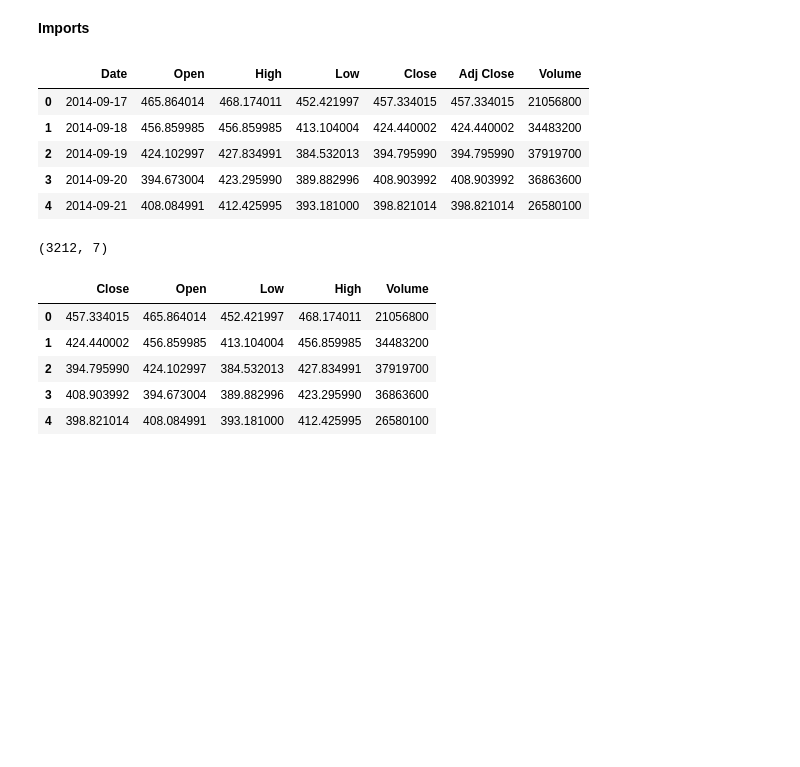
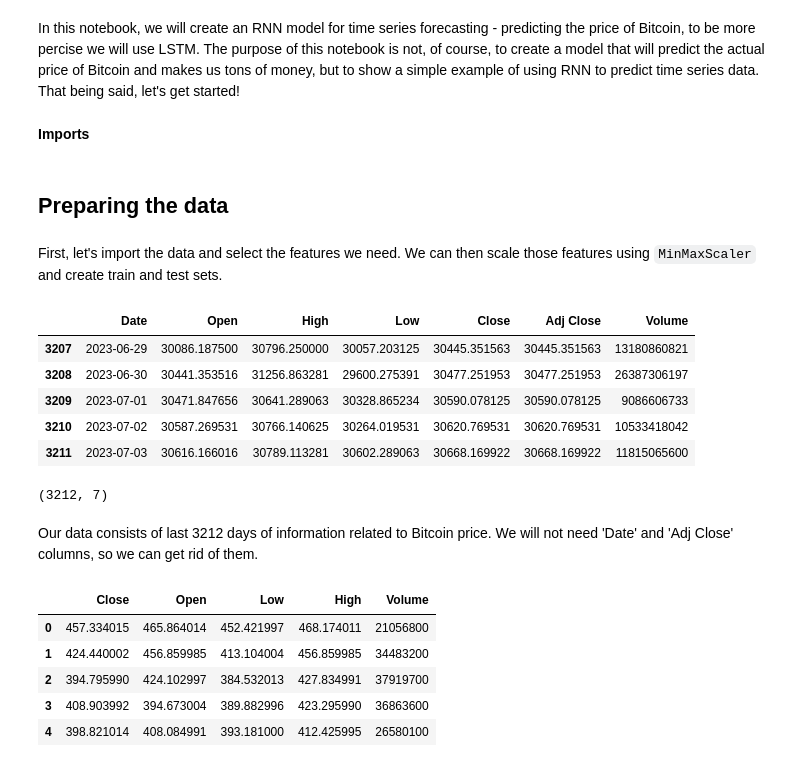
Before and after one commit to ivang5/RNN-Crypto-Price-Prediction, a Jupyter notebook: BTC_price_prediction.ipynb, the cells around one changed output. Drawn from its saved outputs; the diff is of its cells as text; code cells hidden in the pictures; blank space fills up the shorter version.

```diff
--- a/BTC_price_prediction.ipynb
+++ b/BTC_price_prediction.ipynb
@@ -1,3 +3,5 @@
+# %% [markdown]
+In this notebook, we will create an RNN model for time series forecasting - predicting the price of Bitcoin, to be more percise we will use LSTM. The purpose of this notebook is not, of course, to create a model that will predict the actual price of Bitcoin and makes us tons of money, but to show a simple example of using RNN to predict time series data. That being said, let's get started!
 # %% [markdown]
 **Imports**
 # %%
@@ -9,20 +13,26 @@ import pandas as pd
 import matplotlib.pyplot as plt
 from torch.utils.data import Dataset, DataLoader
 from sklearn.preprocessing import MinMaxScaler
+# %% [markdown]
+## Preparing the data
+# %% [markdown]
+First, let's import the data and select the features we need. We can then scale those features using `MinMaxScaler` and create train and test sets.
 # %%
 df = pd.read_csv('./data/BTC-USD.csv')
-df.head()
+df.tail()
 # %% [output]
 |  | Date | Open | High | Low | Close | Adj Close | Volume |
-| 0 | 2014-09-17 | 465.864014 | 468.174011 | 452.421997 | 457.334015 | 457.334015 | 21056800 |
-| 1 | 2014-09-18 | 456.859985 | 456.859985 | 413.104004 | 424.440002 | 424.440002 | 34483200 |
-| 2 | 2014-09-19 | 424.102997 | 427.834991 | 384.532013 | 394.795990 | 394.795990 | 37919700 |
-| 3 | 2014-09-20 | 394.673004 | 423.295990 | 389.882996 | 408.903992 | 408.903992 | 36863600 |
-| 4 | 2014-09-21 | 408.084991 | 412.425995 | 393.181000 | 398.821014 | 398.821014 | 26580100 |
+| 3207 | 2023-06-29 | 30086.187500 | 30796.250000 | 30057.203125 | 30445.351563 | 30445.351563 | 13180860821 |
+| 3208 | 2023-06-30 | 30441.353516 | 31256.863281 | 29600.275391 | 30477.251953 | 30477.251953 | 26387306197 |
+| 3209 | 2023-07-01 | 30471.847656 | 30641.289063 | 30328.865234 | 30590.078125 | 30590.078125 | 9086606733 |
+| 3210 | 2023-07-02 | 30587.269531 | 30766.140625 | 30264.019531 | 30620.769531 | 30620.769531 | 10533418042 |
+| 3211 | 2023-07-03 | 30616.166016 | 30789.113281 | 30602.289063 | 30668.169922 | 30668.169922 | 11815065600 |
 # %%
 df.shape
 # %% [output]
 (3212, 7)
+# %% [markdown]
+Our data consists of last 3212 days of information related to Bitcoin price. We will not need 'Date' and 'Adj Close' columns, so we can get rid of them.
 # %%
 features = ['Close', 'Open', 'Low', 'High', 'Volume']
 data = df[features]
```
Also changed, not shown: parts of 12 cells of this notebook, 1 other file.
